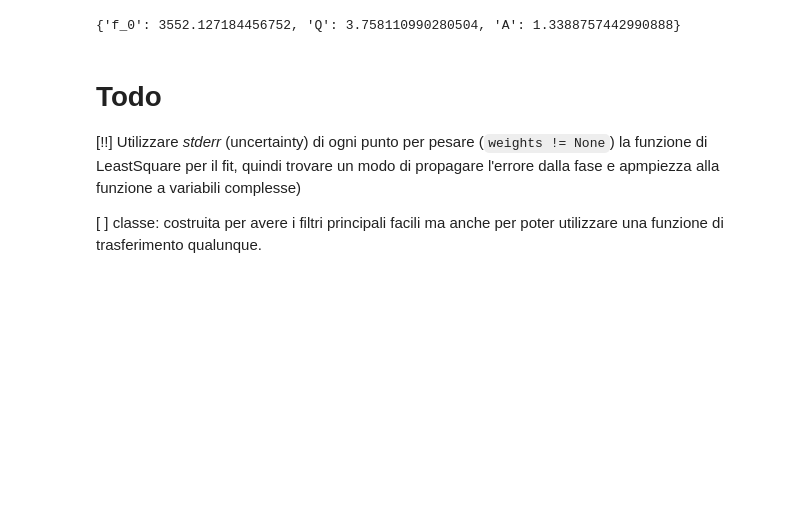
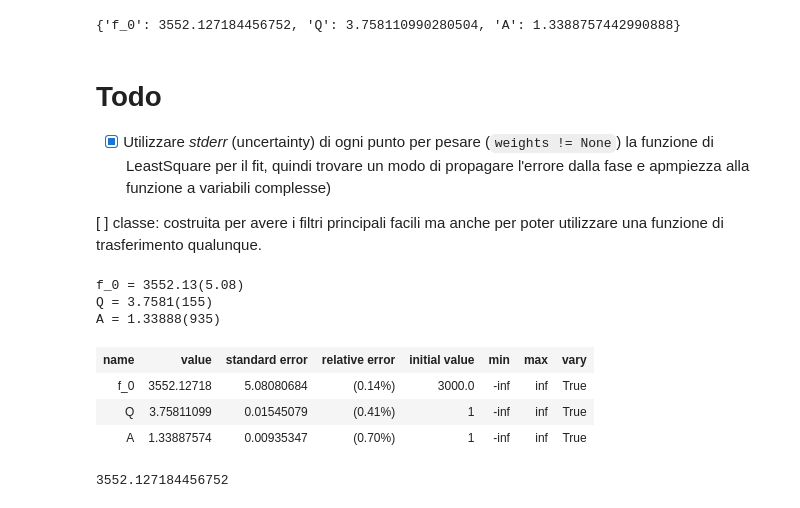
Before and after one commit to mattiasotgia/signal-processing, a Jupyter notebook: var/toymodel_bandpass.ipynb, the cells around one changed output. Drawn from its saved outputs; the diff is of its cells as text; code cells hidden in the pictures; blank space fills up the shorter version.

```diff
--- a/var/toymodel_bandpass.ipynb
+++ b/var/toymodel_bandpass.ipynb
@@ -159,6 +163,24 @@ params
 # %% [markdown]
 # Todo
 
-[!!] Utilizzare _stderr_ (uncertainty) di ogni punto per pesare (`weights != None`) la funzione di LeastSquare per il fit, quindi trovare un modo di propagare l'errore dalla fase e apmpiezza alla funzione a variabili complesse)
+ - [x] Utilizzare _stderr_ (uncertainty) di ogni punto per pesare (`weights != None`) la funzione di LeastSquare per il fit, quindi trovare un modo di propagare l'errore dalla fase e apmpiezza alla funzione a variabili complesse)
 
 [ ] classe: costruita per avere i filtri principali facili ma anche per poter utilizzare una funzione di trasferimento qualunque.
+# %%
+for value in fit.params.values():
+    print('{} = {:.3uS}'.format(value.name,ufloat(value.value, value.stderr)))
+# %% [output]
+f_0 = 3552.13(5.08)
+Q = 3.7581(155)
+A = 1.33888(935)
+# %%
+fit.params
+# %% [output]
+| name | value | standard error | relative error | initial value | min | max | vary |
+| f_0 | 3552.12718 | 5.08080684 | (0.14%) | 3000.0 | -inf | inf | True |
+| Q | 3.75811099 | 0.01545079 | (0.41%) | 1 | -inf | inf | True |
+| A | 1.33887574 | 0.00935347 | (0.70%) | 1 | -inf | inf | True |
+# %%
+print(fit.params.get('f_0').value)
+# %% [output]
+3552.127184456752
```
Also changed, not shown: parts of 2 cells of this notebook, 5 other files.
